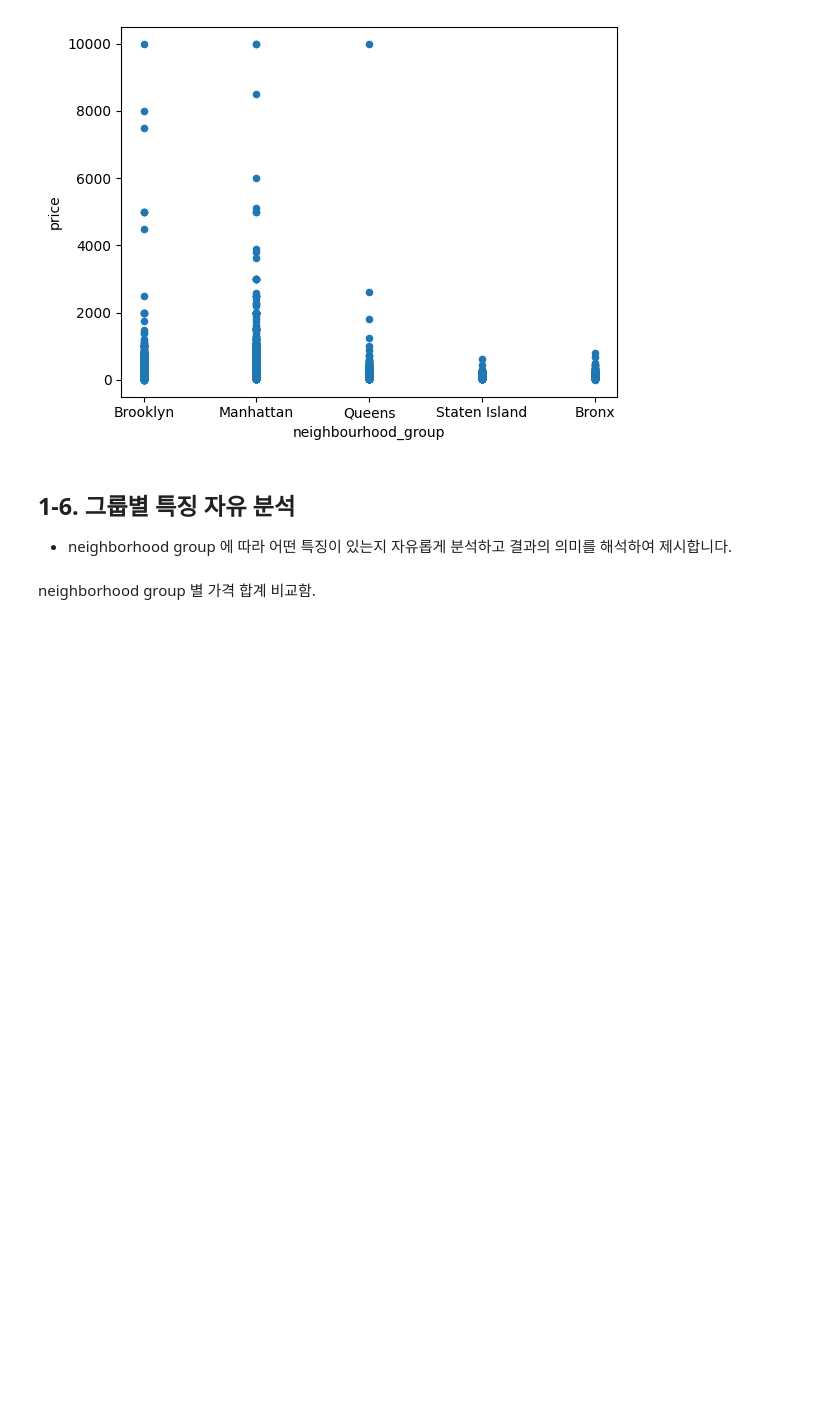
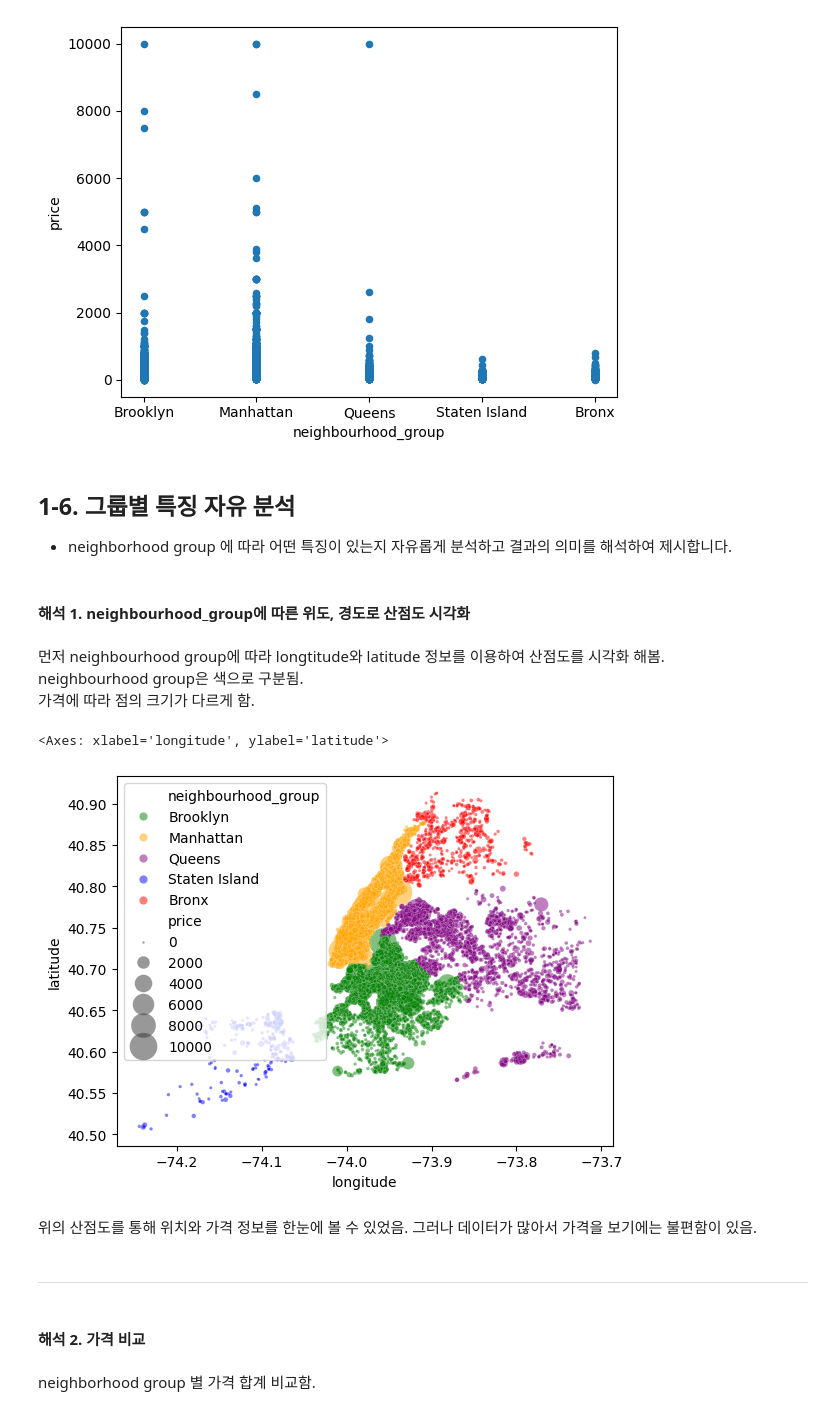
Before and after one commit to gjlee0802/data-science, a Jupyter notebook: hw01_airbnb/과제1.ipynb, the cells around one changed output. Saved outputs shown, nothing was run; the diff lists cells and outputs as text; code cells hidden in the pictures; blank space fills up the shorter version.

```diff
--- a/hw01_airbnb/과제1.ipynb
+++ b/hw01_airbnb/과제1.ipynb
@@ -187,6 +187,24 @@ df.plot(x='neighbourhood_group',y='price', kind='scatter')
 ## 1-6. 그룹별 특징 자유 분석
 
 - neighborhood group 에 따라 어떤 특징이 있는지 자유롭게 분석하고 결과의 의미를 해석하여 제시합니다.
+# %% [markdown]
+#### 해석 1. neighbourhood_group에 따른 위도, 경도로 산점도 시각화
+# %% [markdown]
+먼저 neighbourhood group에 따라 longtitude와 latitude 정보를 이용하여 산점도를 시각화 해봄.
+neighbourhood group은 색으로 구분됨.
+가격에 따라 점의 크기가 다르게 함.
+# %%
+sns.scatterplot(data=df, x='longitude', y='latitude', hue='neighbourhood_group', size="price",
+            sizes=(3, 400), palette=['green','orange','purple','blue','red'], alpha=0.5)
+# %% [output]
+<Axes: xlabel='longitude', ylabel='latitude'>
+[figure, added]
+# %% [markdown]
+위의 산점도를 통해 위치와 가격 정보를 한눈에 볼 수 있었음.  그러나 데이터가 많아서 가격을 보기에는 불편함이 있음.
+# %% [markdown]
+----
+# %% [markdown]
+#### 해석 2. 가격 비교
 # %% [markdown]
 neighborhood group 별 가격 합계 비교함.
 # %%
```
Also changed, not shown: parts of 10 cells of this notebook.
